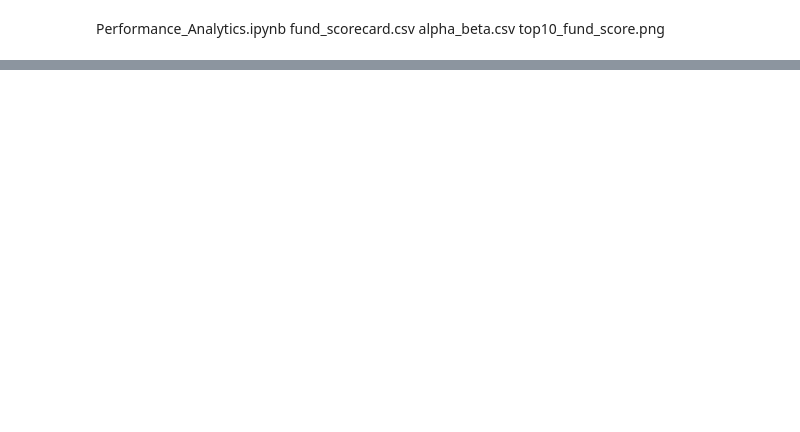
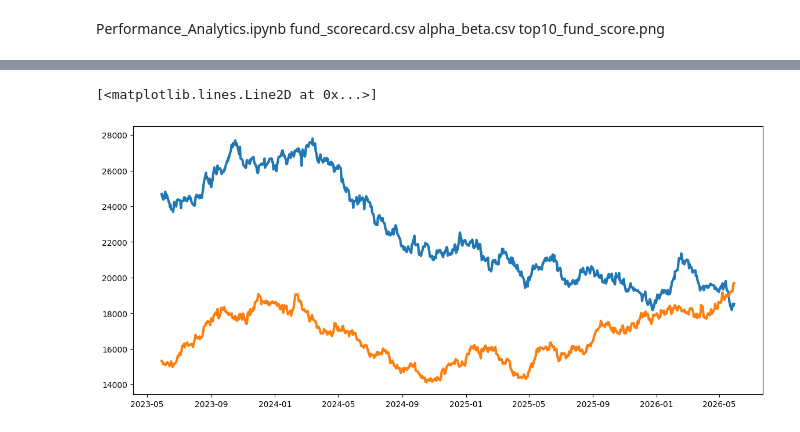
Before and after one commit to rokkalabhavyasri-123/bluestock_mf_capstone, a Jupyter notebook: notebooks/Performance_Analytics.ipynb, the cells around one changed output, grey strips where cells are left out. Drawn from its saved outputs; the diff is of its cells as text; code cells hidden in the pictures; blank space fills up the shorter version.

```diff
--- a/notebooks/Performance_Analytics.ipynb
+++ b/notebooks/Performance_Analytics.ipynb
@@ -601,0 +304,35 @@ top10_fund_score.png
+# %%
+from datetime import timedelta
+
+end_date = nifty50['date'].max()
+
+start_date = end_date - pd.DateOffset(years=3)
+
+nifty50 = nifty50[
+    nifty50['date'] >= start_date
+]
+
+nifty100 = nifty100[
+    nifty100['date'] >= start_date
+]
+# %%
+import matplotlib.pyplot as plt
+
+plt.figure(figsize=(14,6))
+
+plt.plot(
+    nifty50['date'],
+    nifty50['close_value'],
+    label='NIFTY50',
+    linewidth=3
+)
+
+plt.plot(
+    nifty100['date'],
+    nifty100['close_value'],
+    label='NIFTY100',
+    linewidth=3
+)
+# %% [output]
+[<matplotlib.lines.Line2D at 0x...>]
+[figure, added]
```
Also changed, not shown: parts of 26 cells of this notebook, 1 other file.
